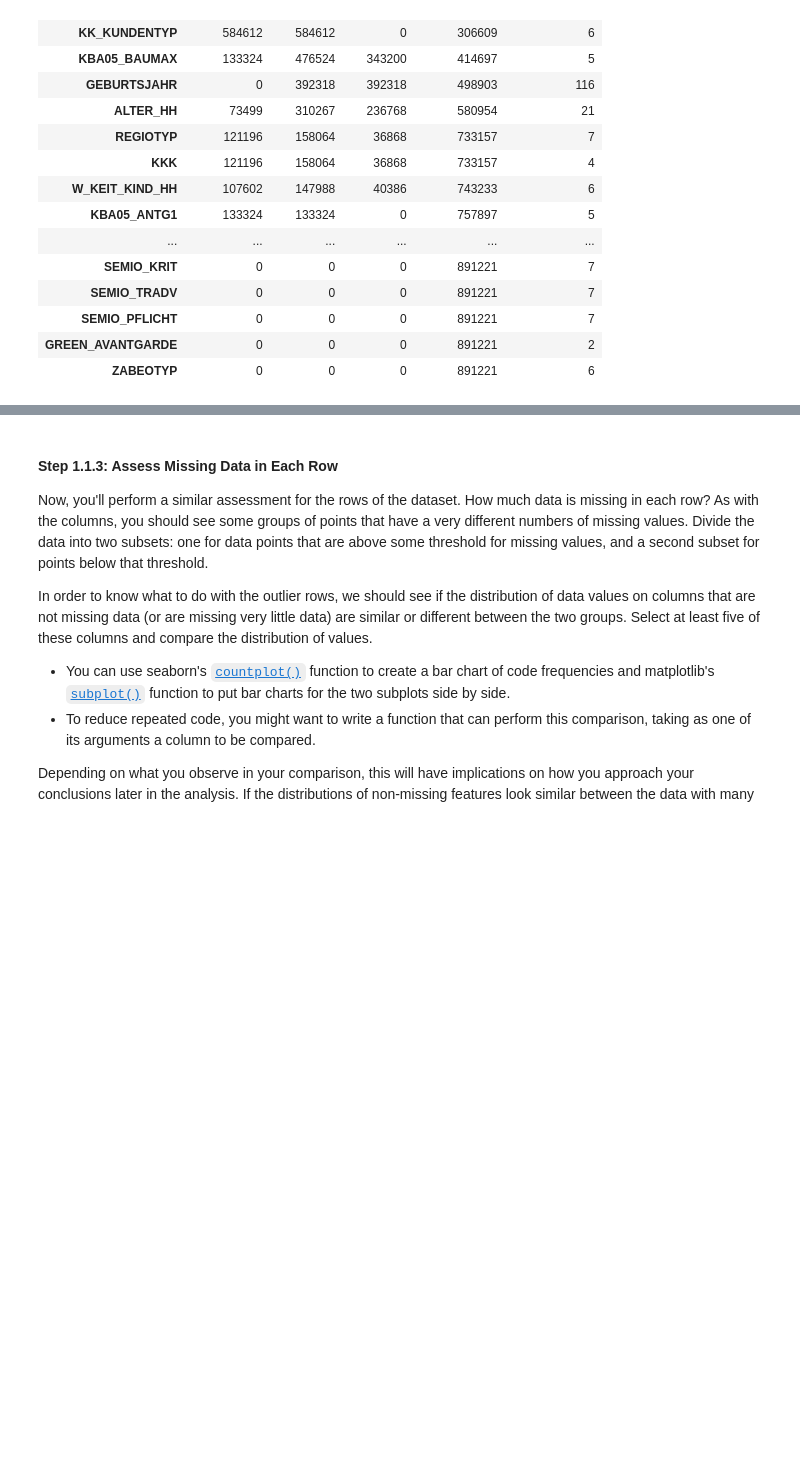
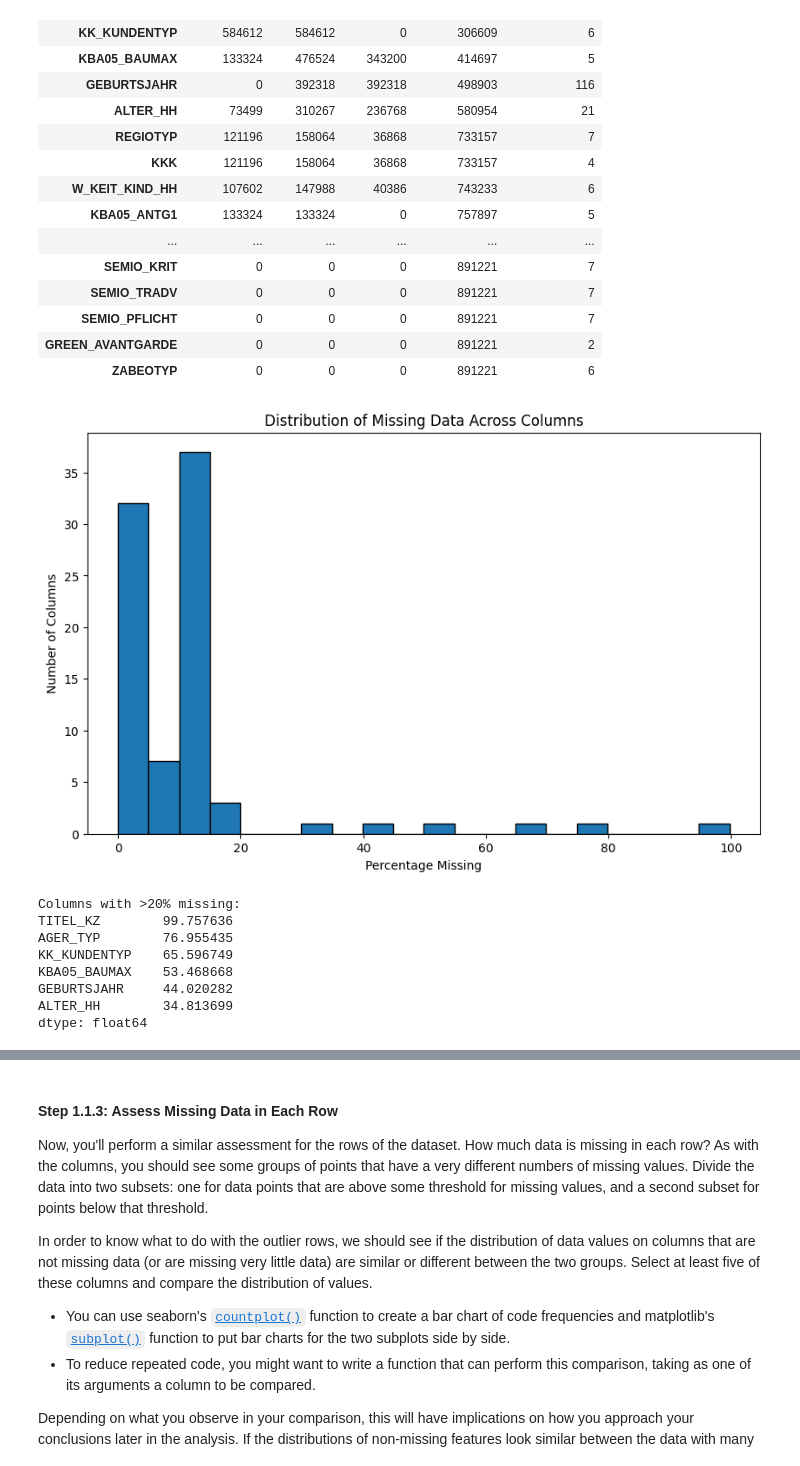
Before and after one commit to randallsutton/playground-ai, a Jupyter notebook: customer-classifier/Identify_Customer_Segments.ipynb, the cells around one changed output, grey strips where cells are left out. Saved outputs shown, nothing was run; the diff lists cells and outputs as text; code cells hidden in the pictures; blank space fills up the shorter version.

```diff
--- a/customer-classifier/Identify_Customer_Segments.ipynb
+++ b/customer-classifier/Identify_Customer_Segments.ipynb
@@ -297,5 +297,30 @@ pd.DataFrame({
 | SEMIO_PFLICHT | 0 | 0 | 0 | 891221 | 7 |
 | GREEN_AVANTGARDE | 0 | 0 | 0 | 891221 | 2 |
 | ZABEOTYP | 0 | 0 | 0 | 891221 | 6 |
+# %%
+# Calculate proportion of missing values per column
+missing_pct = azdias_data_clean.isna().sum() / len(azdias_data_clean) * 100
+
+# Plot histogram
+plt.figure(figsize=(10, 6))
+plt.hist(missing_pct, bins=20, edgecolor="black")
+plt.xlabel("Percentage Missing")
+plt.ylabel("Number of Columns")
+plt.title("Distribution of Missing Data Across Columns")
+plt.show()
+
+# Show the outlier columns (e.g., > 20% missing)
+print("Columns with >20% missing:")
+print(missing_pct[missing_pct > 20].sort_values(ascending=False))
+# %% [output]
+[figure, added]
+Columns with >20% missing:
+TITEL_KZ        99.757636
+AGER_TYP        76.955435
+KK_KUNDENTYP    65.596749
+KBA05_BAUMAX    53.468668
+GEBURTSJAHR     44.020282
+ALTER_HH        34.813699
+dtype: float64
 # %%
 # Investigate patterns in the amount of missing data in each column.
```
Also changed, not shown: parts of 9 cells of this notebook.
